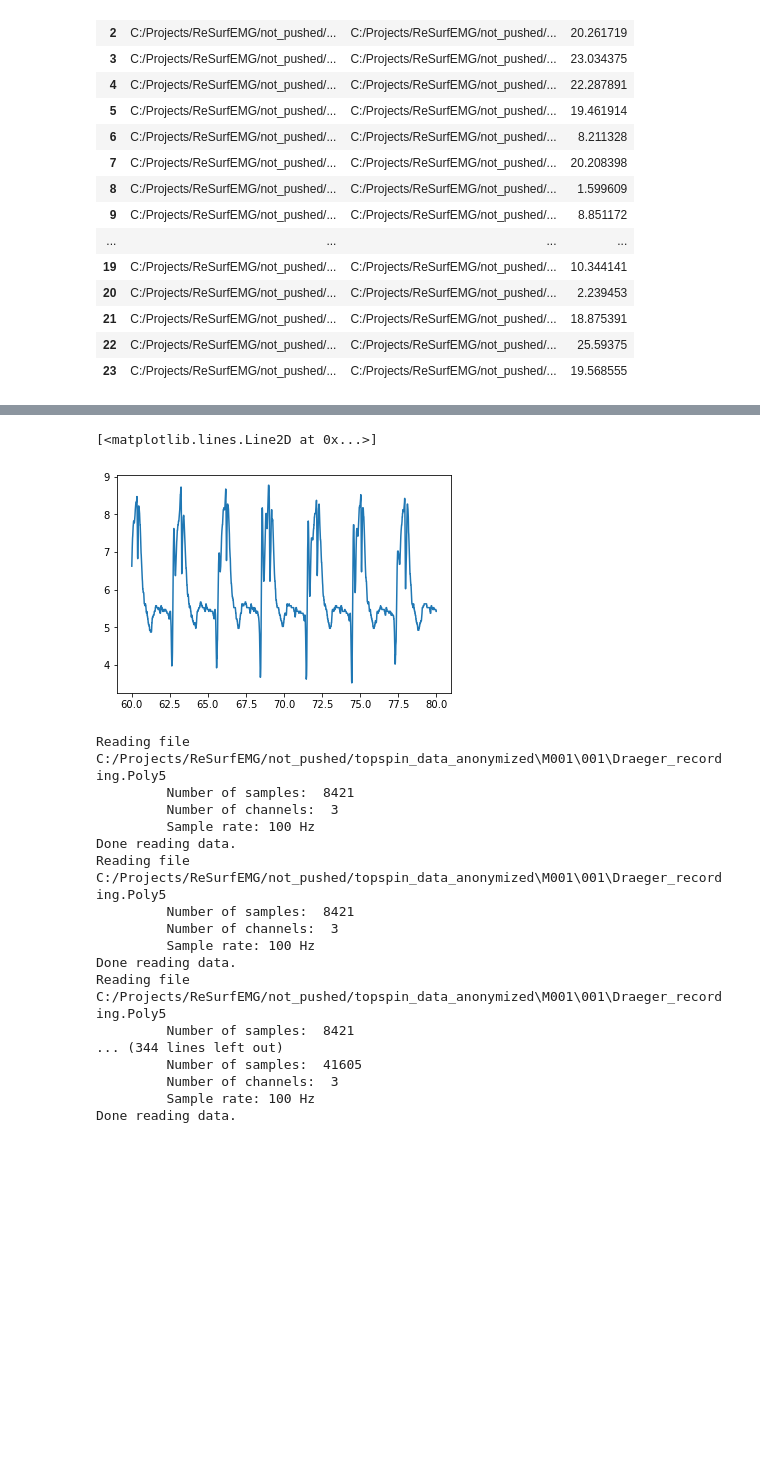
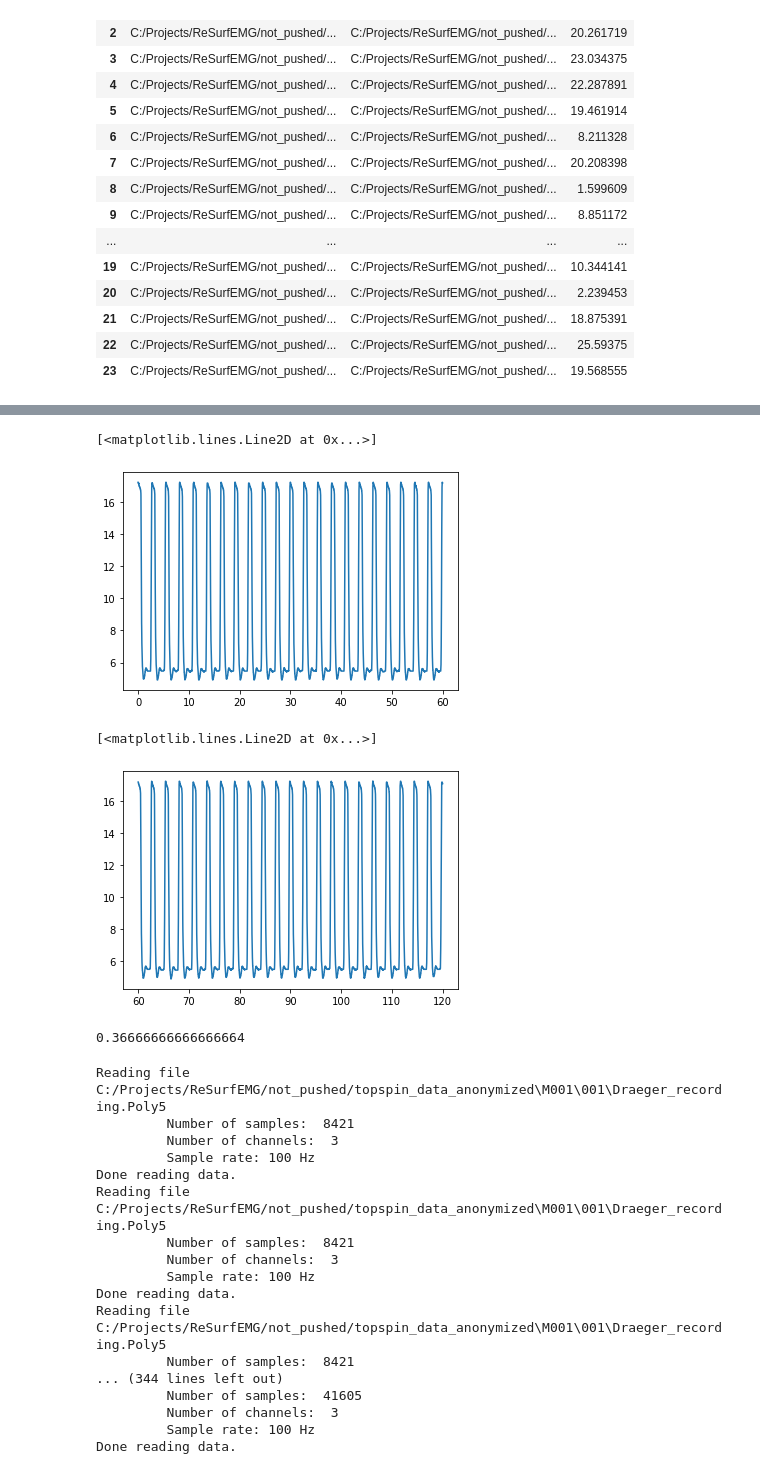
Before and after one commit to ReSurfEMG/ReSurfEMG, a Jupyter notebook: open_work/array_time_matching.ipynb, the cells around one changed output, grey strips where cells are left out. Saved outputs shown, nothing was run; the diff lists cells and outputs as text; code cells hidden in the pictures; blank space fills up the shorter version.

```diff
--- a/open_work/array_time_matching.ipynb
+++ b/open_work/array_time_matching.ipynb
@@ -290,8 +316,17 @@ axis[2,0].plot(x[2])
 # %%
-plt.plot(d_converted_to_seconds[6000:8000],x[0][6000:8000])
+plt.plot(converted_to_seconds[0:6000],x[0][0:6000])
 # %% [output]
 [<matplotlib.lines.Line2D at 0x...>]
-[figure, old version]
+[figure, new version]
+# %%
+plt.plot(converted_to_seconds[6000:12000],x[0][6000:12000])
+# %% [output]
+[<matplotlib.lines.Line2D at 0x...>]
+[figure, added]
+# %%
+22/60
+# %% [output]
+0.36666666666666664
 # %%
 def find_ventilator_rate(vent_signal_file):
     file_name = vent_signal_file
```
Also changed, not shown: parts of 10 cells of this notebook.
